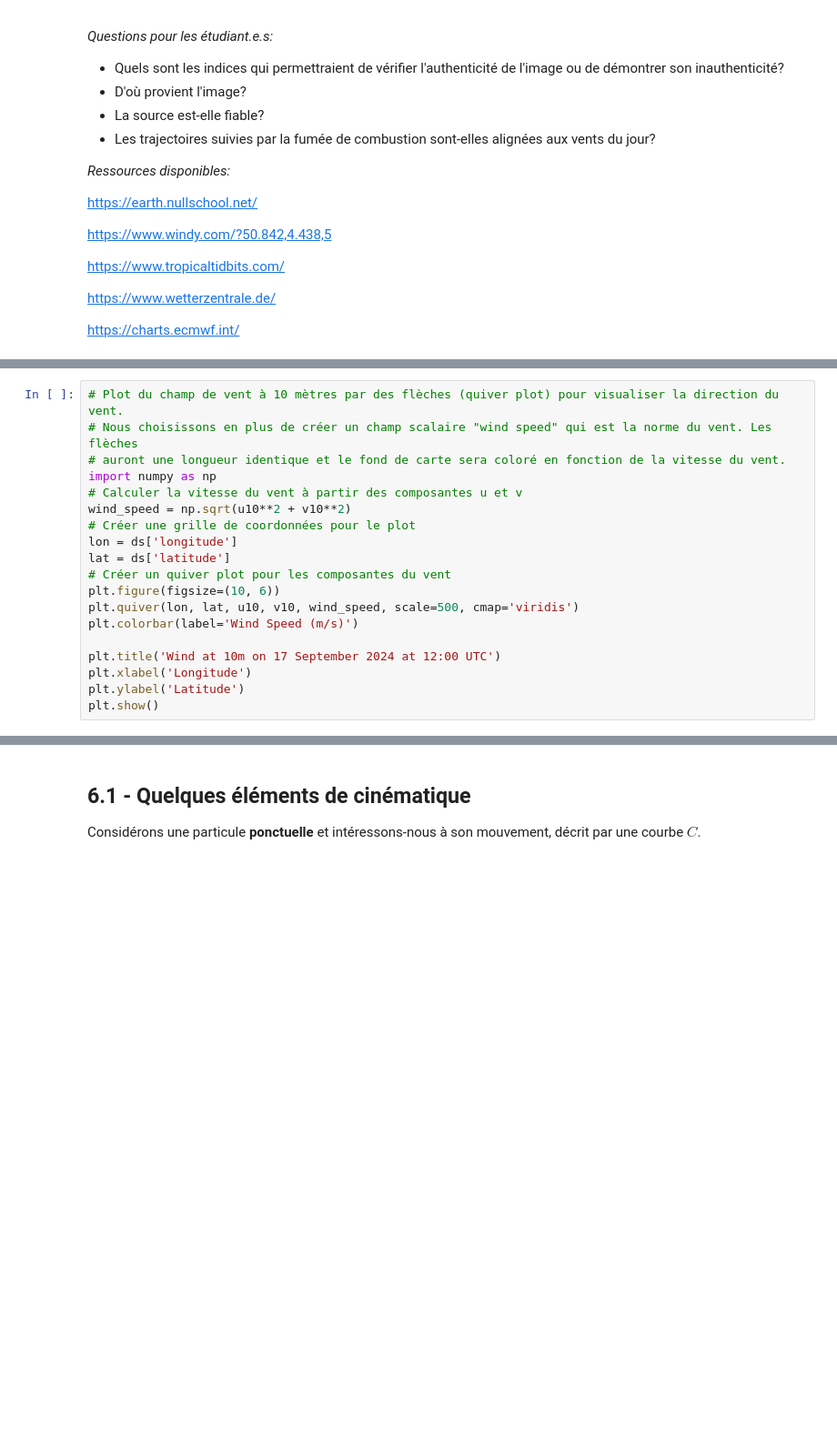
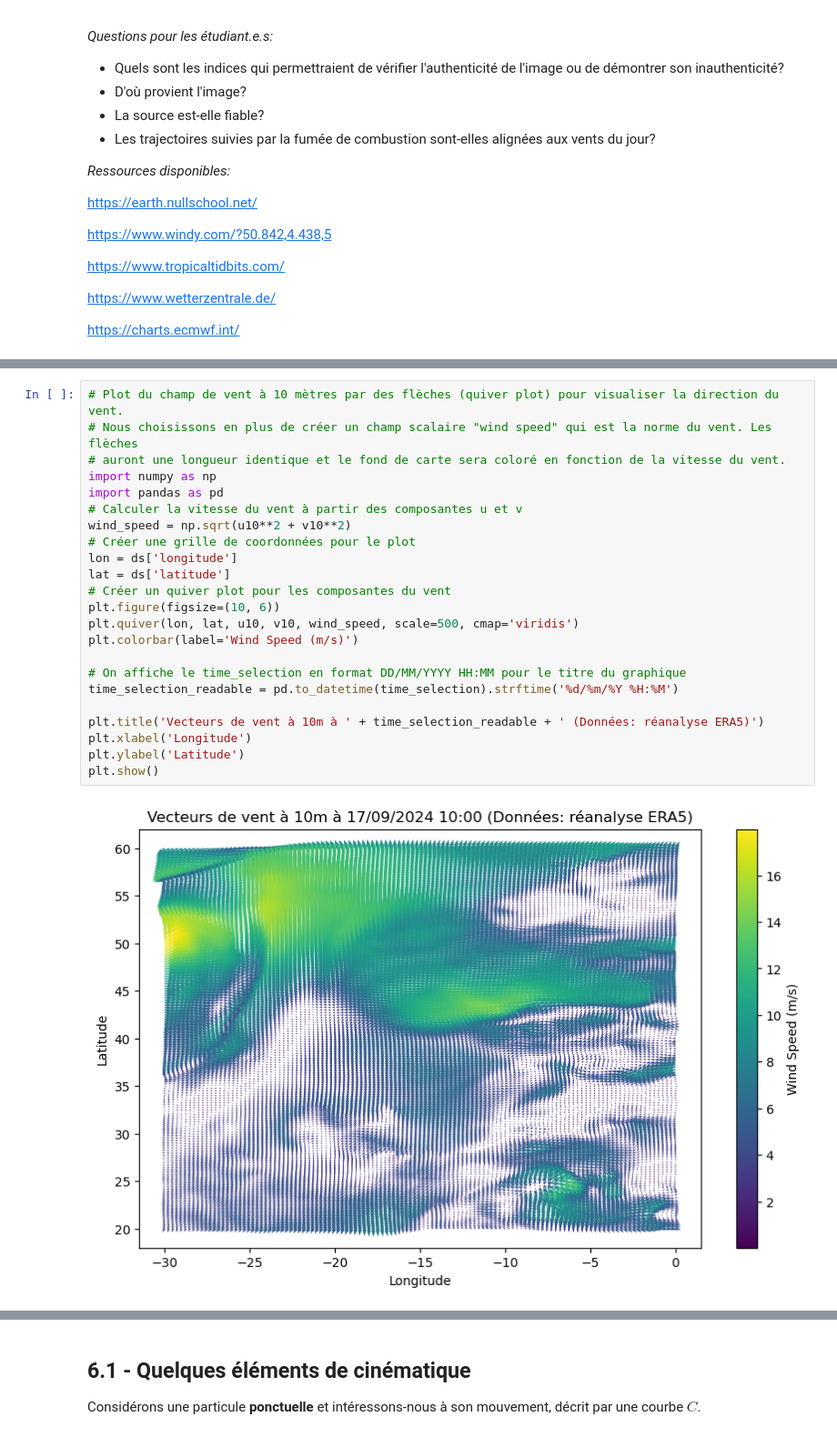
Before and after one commit to fmassonn/teaching, a Jupyter notebook: LPHY1365/Chap06.ipynb, the cells around one changed output, grey strips where cells are left out. Shown at 91% size. Saved outputs shown, nothing was run; the diff lists cells and outputs as text; blank space fills up the shorter version.

Commit message:
temps sélection ajouté comme variable pour le titre

```diff
--- a/LPHY1365/Chap06.ipynb
+++ b/LPHY1365/Chap06.ipynb
@@ -82,22 +118,28 @@ print(v10)
 # %%
 # Plot du champ de vent à 10 mètres par des flèches (quiver plot) pour visualiser la direction du vent.
 # Nous choisissons en plus de créer un champ scalaire "wind speed" qui est la norme du vent. Les flèches
 # auront une longueur identique et le fond de carte sera coloré en fonction de la vitesse du vent.
 import numpy as np
+import pandas as pd
 # Calculer la vitesse du vent à partir des composantes u et v
 wind_speed = np.sqrt(u10**2 + v10**2)
 # Créer une grille de coordonnées pour le plot
 lon = ds['longitude']
 lat = ds['latitude']
 # Créer un quiver plot pour les composantes du vent
 plt.figure(figsize=(10, 6))
 plt.quiver(lon, lat, u10, v10, wind_speed, scale=500, cmap='viridis')
 plt.colorbar(label='Wind Speed (m/s)')
 
-plt.title('Wind at 10m on 17 September 2024 at 12:00 UTC')
+# On affiche le time_selection en format DD/MM/YYYY HH:MM pour le titre du graphique
+time_selection_readable = pd.to_datetime(time_selection).strftime('%d/%m/%Y %H:%M')
+
+plt.title('Vecteurs de vent à 10m à ' + time_selection_readable + ' (Données: réanalyse ERA5)')
 plt.xlabel('Longitude')
 plt.ylabel('Latitude')
 plt.show()
+# %% [output]
+[figure, added]
 # %%
 # Tout ça a une bonne tête. Faison maintenant un "zoom" sur le Portugal, qui est la zone qui nous intéresse.
 # Définir les limites de la zone d'intérêt (Portugal)
```
Also changed, not shown: parts of 3 cells of this notebook, 2 other files.
